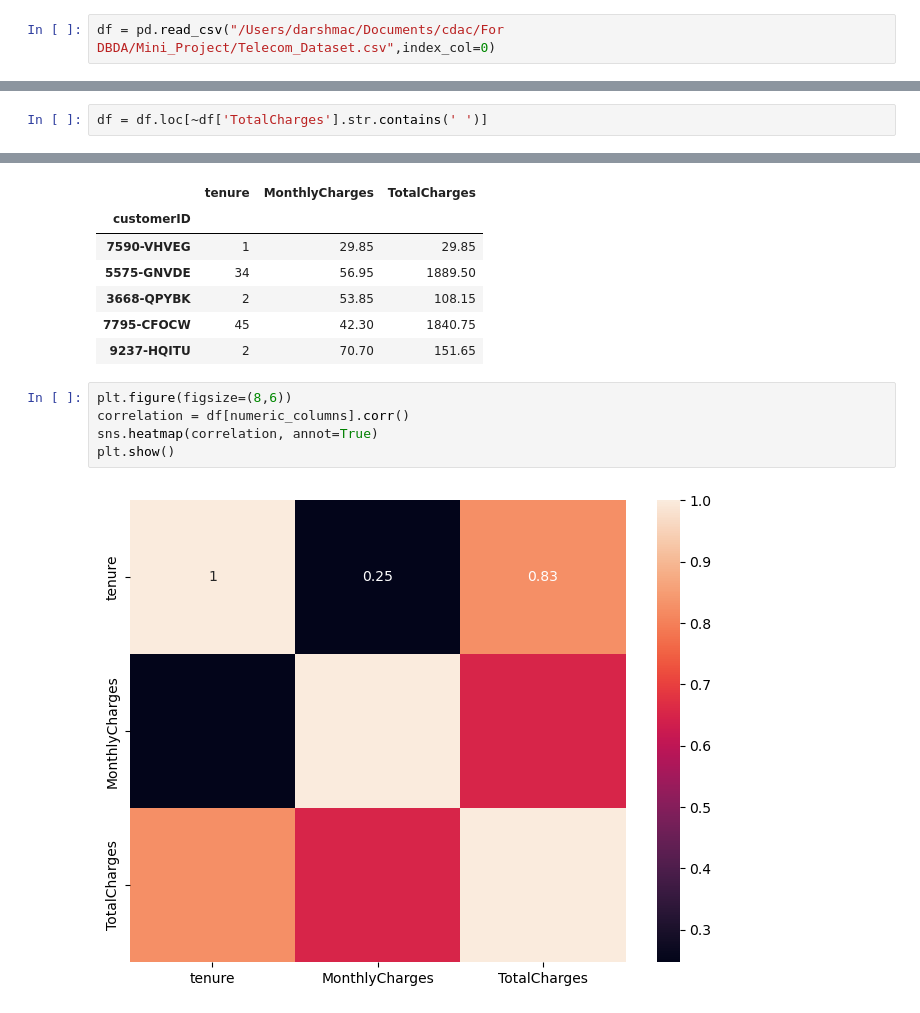
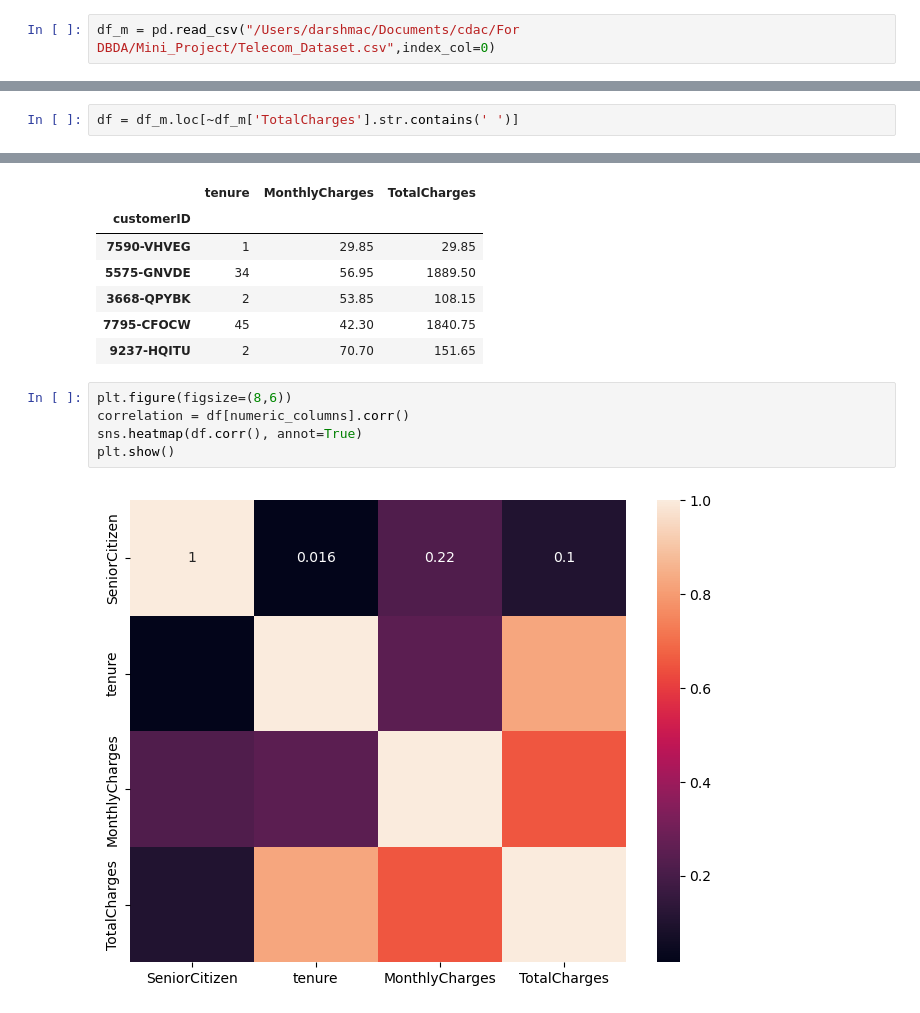
Before and after one commit to darsh996/Customer_Churn_Project, a Jupyter notebook: telcocustomerchurn.ipynb, the cells around one changed output, grey strips where cells are left out. Drawn from its saved outputs; the diff is of its cells as text.

```diff
--- a/telcocustomerchurn.ipynb
+++ b/telcocustomerchurn.ipynb
@@ -17,5 +19,5 @@ import matplotlib.pyplot as plt
 # %% [markdown]
 # Checking Data
 # %%
-df = pd.read_csv("/Users/darshmac/Documents/cdac/For DBDA/Mini_Project/Telecom_Dataset.csv",index_col=0)
+df_m = pd.read_csv("/Users/darshmac/Documents/cdac/For DBDA/Mini_Project/Telecom_Dataset.csv",index_col=0)
 # %%
@@ -100,7 +102,7 @@ df[df.tenure == 0]
 * As tenure is 0, it implies they are not active customer and hence not useful in churn.
 * We can drop them
 # %%
-df = df.loc[~df['TotalCharges'].str.contains(' ')]
+df = df_m.loc[~df_m['TotalCharges'].str.contains(' ')]
 # %%
 df['TotalCharges'] = df['TotalCharges'].astype(float)
 # %%
@@ -390,7 +392,7 @@ df_correlation.head()
 # %%
 plt.figure(figsize=(8,6))
 correlation = df[numeric_columns].corr()
-sns.heatmap(correlation, annot=True)
+sns.heatmap(df.corr(), annot=True)
 plt.show()
 # %% [output]
-[figure, old version]
+[figure, new version]
```
Also changed, not shown: parts of 9 cells of this notebook.
